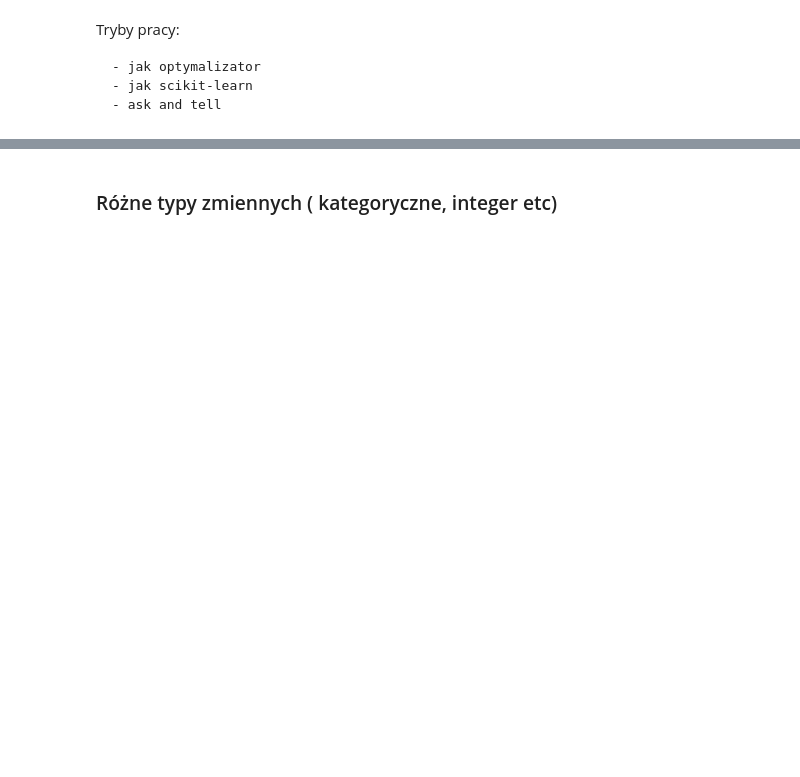
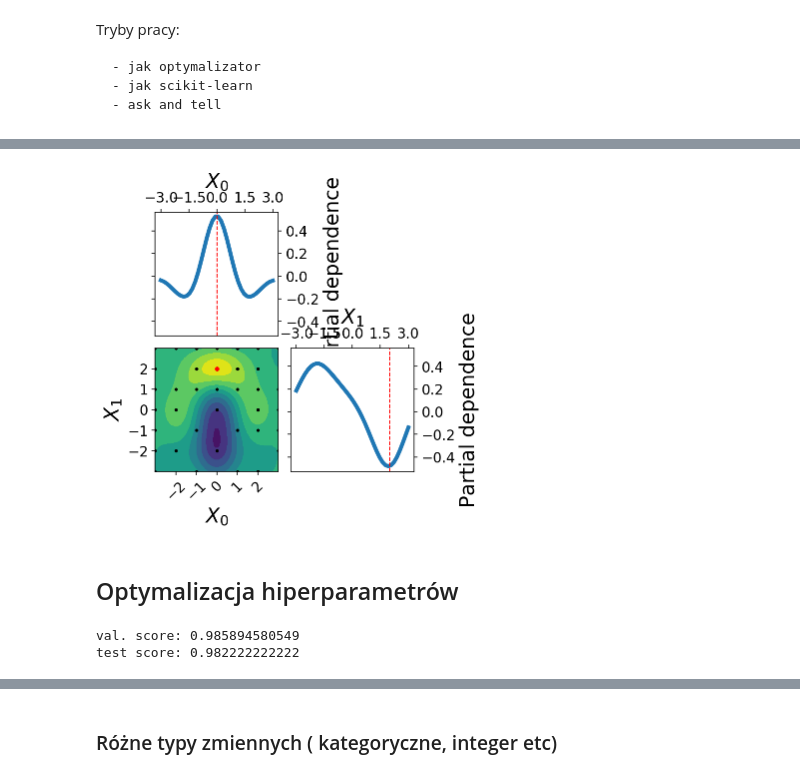
Before and after one commit to AdoHaha/scikit-optim-tutorial, a Jupyter notebook: optymalizacja bayesowska i scikit optimize.ipynb, the cells around one changed output, grey strips where cells are left out. Cells and saved outputs as stored; diff of their text form; code cells hidden in the pictures; blank space fills up the shorter version.

```diff
--- a/optymalizacja bayesowska i scikit optimize.ipynb
+++ b/optymalizacja bayesowska i scikit optimize.ipynb
@@ -208,0 +253,6 @@ Ask and tell
+# %%
+wy=plot_objective(res)
+# %% [output]
+[figure, added]
+# %% [markdown]
+## Optymalizacja hiperparametrów
@@ -208,0 +295,9 @@ Ask and tell
+# %%
+
+opt.fit(X_train, y_train)
+
+print("val. score: %s" % opt.best_score_)
+print("test score: %s" % opt.score(X_test, y_test))
+# %% [output]
+val. score: 0.985894580549
+test score: 0.982222222222
```
Also changed, not shown: parts of 43 cells of this notebook.
